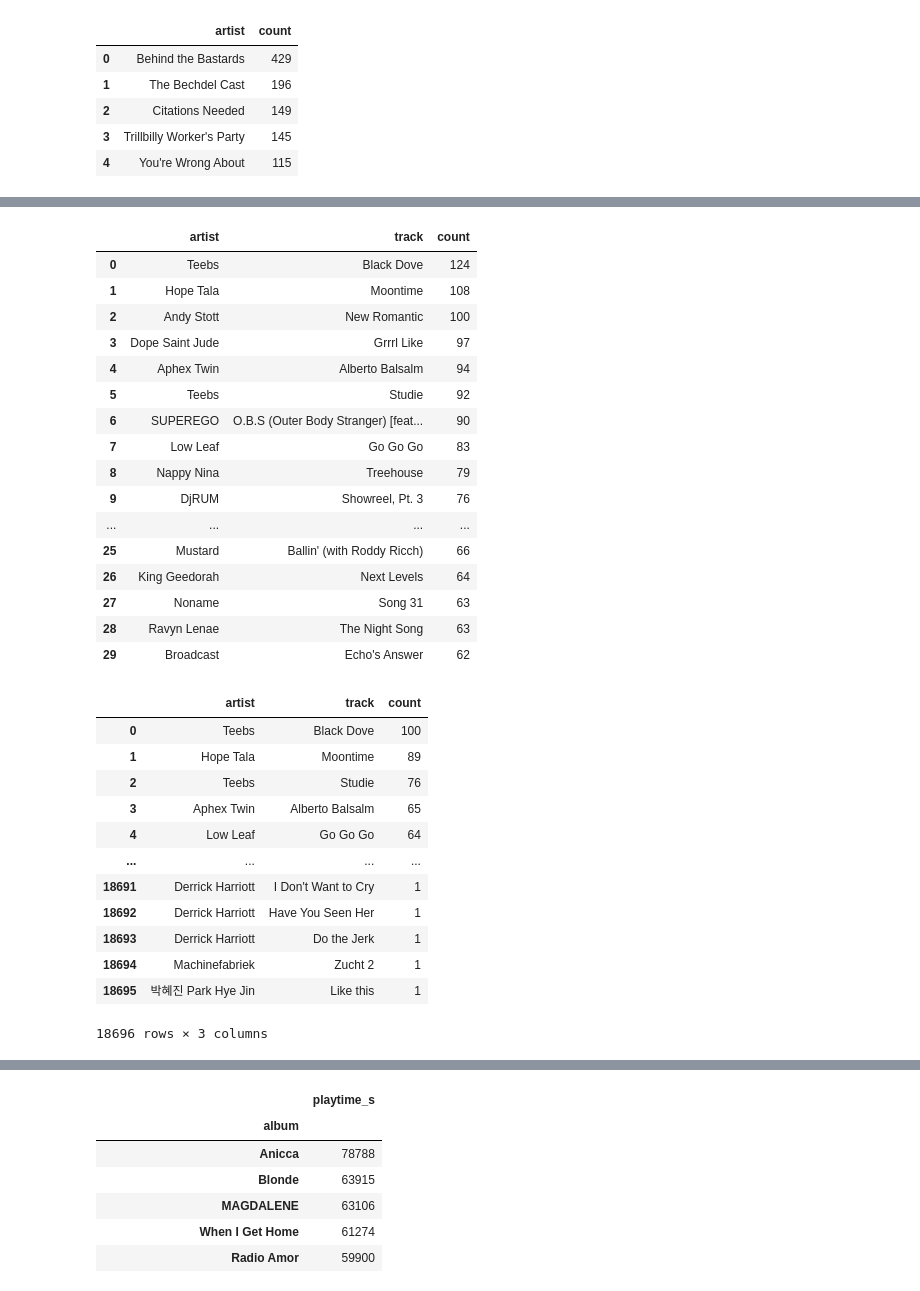
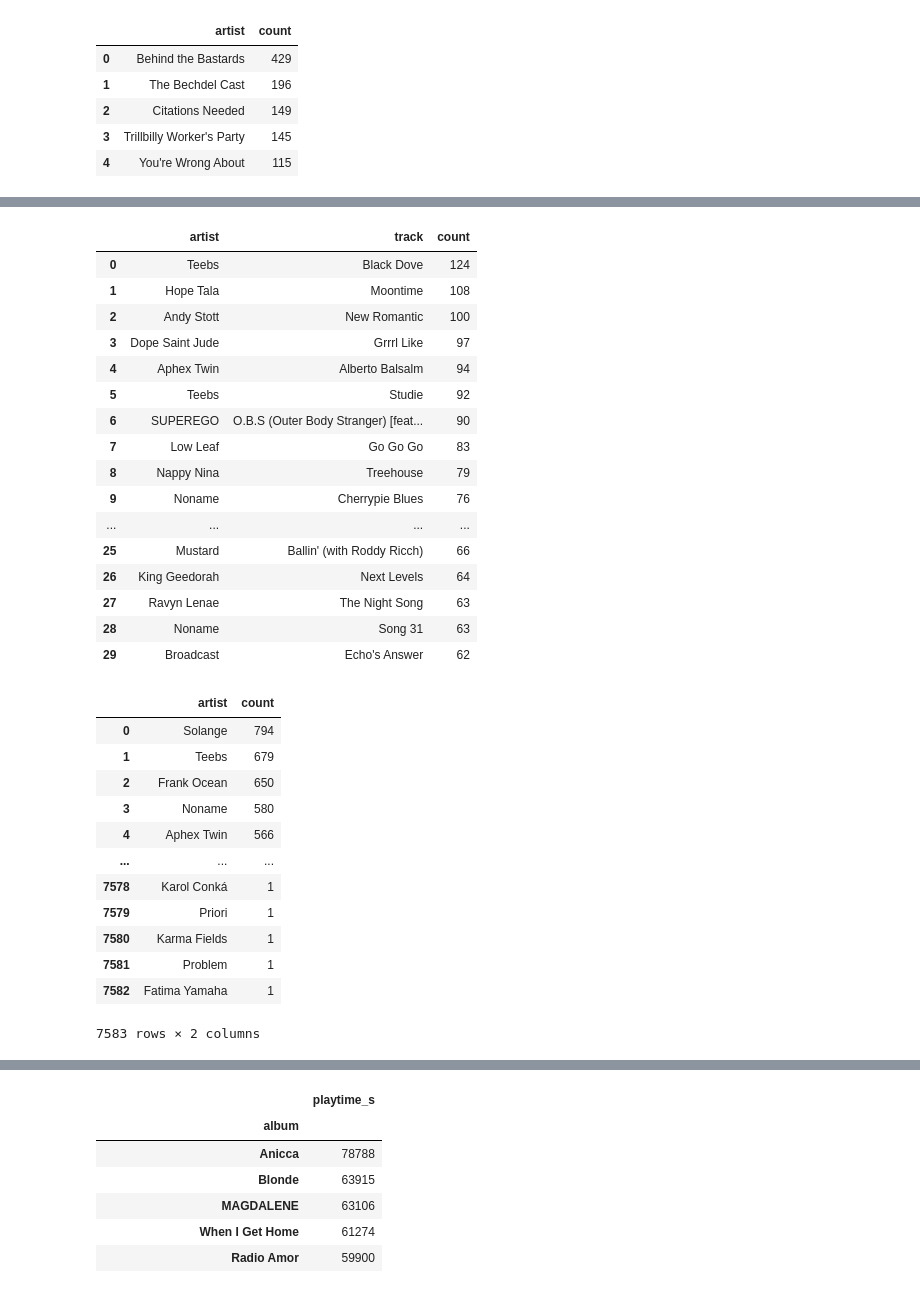
Before and after one commit to mmmuir/CL_DA2, a Jupyter notebook: ios_analysis.ipynb, the cells around one changed output, grey strips where cells are left out. Cells and saved outputs as stored; diff of their text form; code cells hidden in the pictures.

```diff
--- a/ios_analysis.ipynb
+++ b/ios_analysis.ipynb
@@ -74,9 +74,21 @@ def del_skips(deef):
     return deef.query("(playtime_s / duration) > 0.75").reset_index()
 
 
-def most_played(df, years=False, noskips=False, artists=False, nofeatures=False):
+def most_played(df, cols, years=False, noskips=False, artists=False, features=False):
+    """_summary_
+
+    Args:
+        df: _description_
+        years: _description_. Defaults to False.
+        noskips: _description_. Defaults to False.
+        artists: _description_. Defaults to False.
+        features: Specify whether the input DataFrame contains audio features. Protects function from applying del_skips() to DataFrames missing the "duration" column. Defaults to False.
+
+    Returns:
+        _description_
+    """
     cols = ["artist", "track", "year"]
-    if noskips:
+    if noskips and features:
         df = del_skips(df)
     if not years:
         years = df.timestamp.dt.year.unique()
@@ -224,6 +186,6 @@ NameError: name 'mpodcasts' is not defined
 # %%
-# Top 30 most played tracks
-most_played(music_streams_no_features).head(30)
+# Top 30 most played tracks over the entire dataset
+most_played(music_streams).head(30)
 # %% [output]
 |  | artist | track | count |
 | 0 | Teebs | Black Dove | 124 |
@@ -235,27 +197,27 @@ most_played(music_streams_no_features).head(30)
 | 6 | SUPEREGO | O.B.S (Outer Body Stranger) [feat... | 90 |
 | 7 | Low Leaf | Go Go Go | 83 |
 | 8 | Nappy Nina | Treehouse | 79 |
-| 9 | DjRUM | Showreel, Pt. 3 | 76 |
+| 9 | Noname | Cherrypie Blues | 76 |
 | ... | ... | ... | ... |
 | 25 | Mustard | Ballin' (with Roddy Ricch) | 66 |
 | 26 | King Geedorah | Next Levels | 64 |
-| 27 | Noname | Song 31 | 63 |
-| 28 | Ravyn Lenae | The Night Song | 63 |
+| 27 | Ravyn Lenae | The Night Song | 63 |
+| 28 | Noname | Song 31 | 63 |
 | 29 | Broadcast | Echo's Answer | 62 |
 # %%
 # Most listened to artists by number of songs played
-most_played(music_streams, noskips=True)
+most_played(music_streams, artists=True, noskips=True)
 # %% [output]
-|  | artist | track | count |
-| 0 | Teebs | Black Dove | 100 |
-| 1 | Hope Tala | Moontime | 89 |
-| 2 | Teebs | Studie | 76 |
-| 3 | Aphex Twin | Alberto Balsalm | 65 |
-| 4 | Low Leaf | Go Go Go | 64 |
-| ... | ... | ... | ... |
-| 18691 | Derrick Harriott | I Don't Want to Cry | 1 |
-| 18692 | Derrick Harriott | Have You Seen Her | 1 |
-| 18693 | Derrick Harriott | Do the Jerk | 1 |
-| 18694 | Machinefabriek | Zucht 2 | 1 |
-| 18695 | 박혜진 Park Hye Jin | Like this | 1 |
+|  | artist | count |
+| 0 | Solange | 794 |
+| 1 | Teebs | 679 |
+| 2 | Frank Ocean | 650 |
+| 3 | Noname | 580 |
+| 4 | Aphex Twin | 566 |
+| ... | ... | ... |
+| 7578 | Karol Conká | 1 |
+| 7579 | Priori | 1 |
+| 7580 | Karma Fields | 1 |
+| 7581 | Problem | 1 |
+| 7582 | Fatima Yamaha | 1 |
-18696 rows × 3 columns
+7583 rows × 2 columns
```
Also changed, not shown: parts of 9 cells of this notebook.
